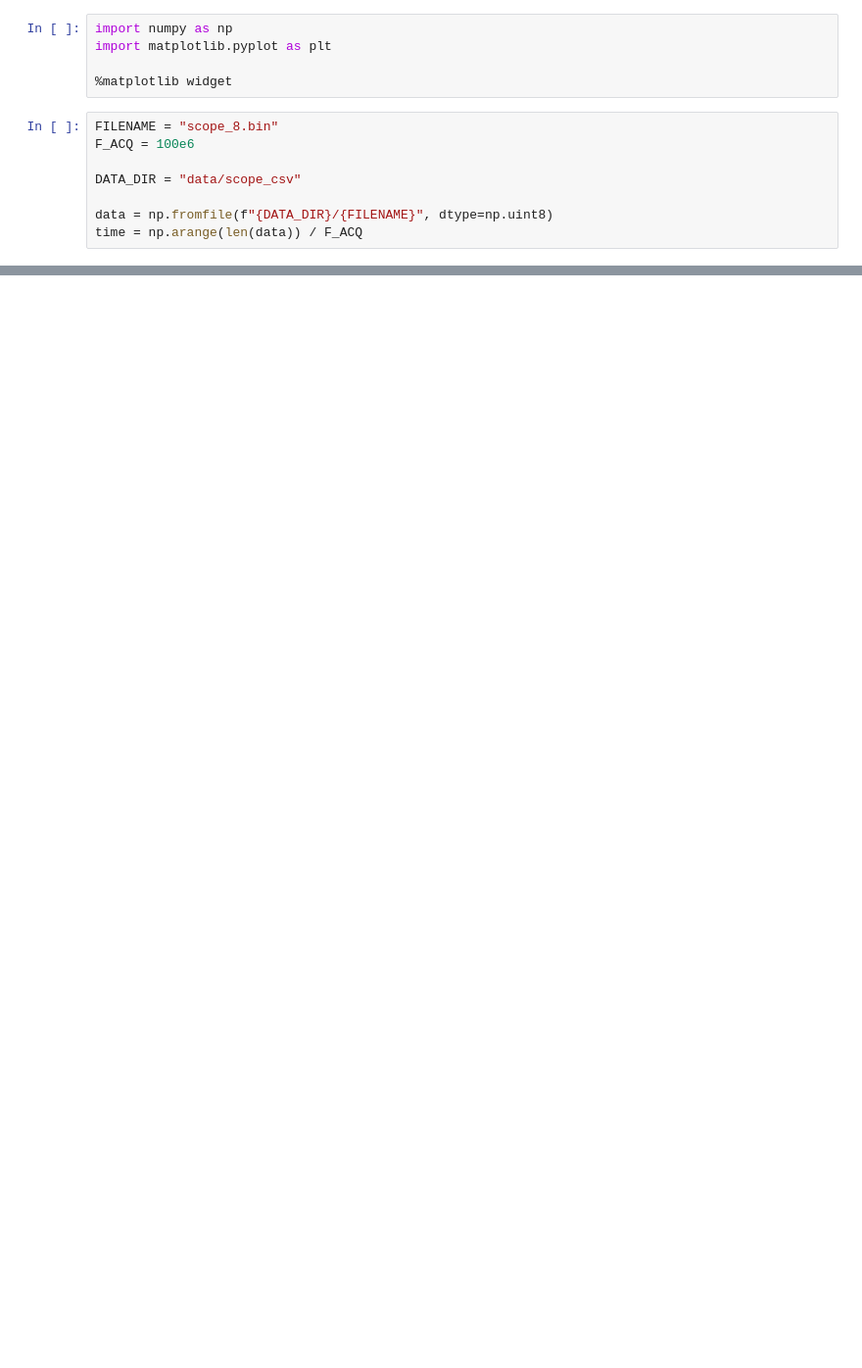
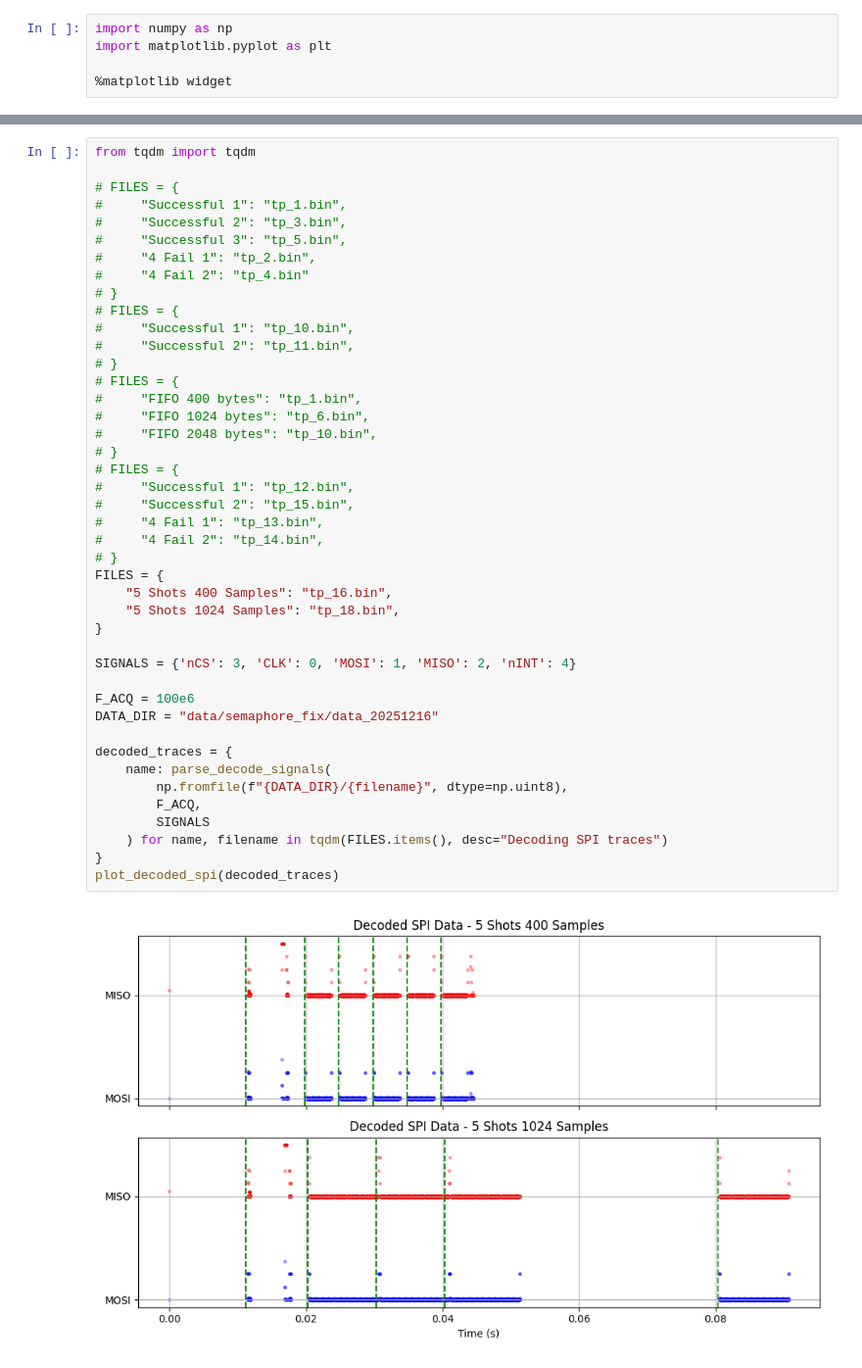
Before and after one commit to pulp-bio/TinyProbe, a Jupyter notebook: wifi_6_board/fw/scripts/plot_scope_bin.ipynb, the cells around one changed output, grey strips where cells are left out. Shown at 98% size. Saved outputs shown, nothing was run; the diff lists cells and outputs as text; blank space fills up the shorter version.

```diff
--- a/wifi_6_board/fw/scripts/plot_scope_bin.ipynb
+++ b/wifi_6_board/fw/scripts/plot_scope_bin.ipynb
@@ -3,11 +3,3 @@ import numpy as np
 import matplotlib.pyplot as plt
 
 %matplotlib widget
-# %%
-FILENAME = "scope_8.bin"
-F_ACQ = 100e6
-
-DATA_DIR = "data/scope_csv"
-
-data = np.fromfile(f"{DATA_DIR}/{FILENAME}", dtype=np.uint8)
-time = np.arange(len(data)) / F_ACQ
@@ -40,0 +100,45 @@ plt.show()
+# %%
+from tqdm import tqdm
+
+# FILES = {
+#     "Successful 1": "tp_1.bin",
+#     "Successful 2": "tp_3.bin",
+#     "Successful 3": "tp_5.bin",
+#     "4 Fail 1": "tp_2.bin",
+#     "4 Fail 2": "tp_4.bin"
+# }
+# FILES = {
+#     "Successful 1": "tp_10.bin",
+#     "Successful 2": "tp_11.bin",
+# }
+# FILES = {
+#     "FIFO 400 bytes": "tp_1.bin",
+#     "FIFO 1024 bytes": "tp_6.bin",
+#     "FIFO 2048 bytes": "tp_10.bin",
+# }
+# FILES = {
+#     "Successful 1": "tp_12.bin",
+#     "Successful 2": "tp_15.bin",
+#     "4 Fail 1": "tp_13.bin",
+#     "4 Fail 2": "tp_14.bin",
+# }
+FILES = {
+    "5 Shots 400 Samples": "tp_16.bin",
+    "5 Shots 1024 Samples": "tp_18.bin",
+}
+
+SIGNALS = {'nCS': 3, 'CLK': 0, 'MOSI': 1, 'MISO': 2, 'nINT': 4}
+
+F_ACQ = 100e6
+DATA_DIR = "data/semaphore_fix/data_20251216"
+
+decoded_traces = {
+    name: parse_decode_signals(
+        np.fromfile(f"{DATA_DIR}/{filename}", dtype=np.uint8),
+        F_ACQ,
+        SIGNALS
+    ) for name, filename in tqdm(FILES.items(), desc="Decoding SPI traces")
+}
+plot_decoded_spi(decoded_traces)
+# %% [output]
+[figure, added]
```
Also changed, not shown: parts of 5 cells of this notebook, 37 other files.
